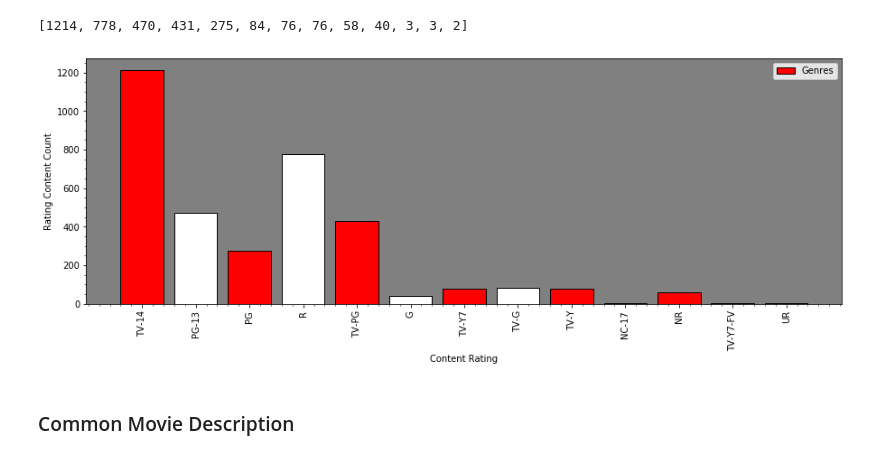
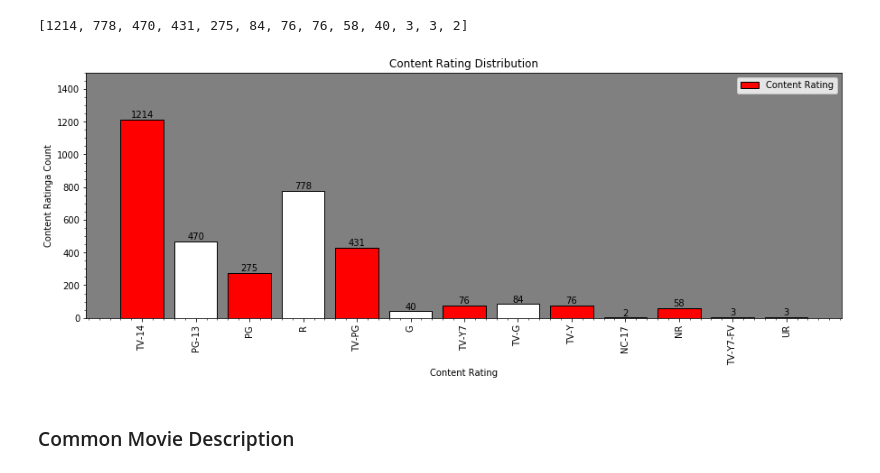
Before and after one commit to SunpreetSChahal/Netflix_EDA-ML, a Jupyter notebook: Netflix Data - EDA and ML Practice.ipynb, the cells around one changed output. Saved outputs shown, nothing was run; the diff lists cells and outputs as text; code cells hidden in the pictures.

Commit message:
Add files via upload
New knowledge on plotting graphs via matplotlib - for future reference

```diff
--- a/Netflix Data - EDA and ML Practice.ipynb
+++ b/Netflix Data - EDA and ML Practice.ipynb
@@ -185,24 +181,30 @@ list(ratings_ordered)
 # %%
 # Bar plots
 plt.figure(figsize=(15,5))
-ax = plt.gca()
+ax = plt.gca() # Calling 'gca()' - allowing us to change the background of the graph
 ax.set_facecolor('grey')
 
 #Plotting bar
-plt.bar(ratings_name, ratings, color=['red', 'white'], label ='Genres', edgecolor='black')
+plt.bar(ratings_name, ratings, color=['red', 'white'], label ='Content Rating', edgecolor='black')
 
 # Assigning labels to axes
 plt.xlabel('Content Rating')
 plt.xticks(ratings_name, rotation='vertical')
-plt.ylabel('Rating Content Count')
+plt.ylabel('Content Ratinga Count')
 plt.yticks()
 plt.minorticks_on()
+plt.title('Content Rating Distribution')
+plt.ylim([0,1500]) # Ammending the y axis limit
+
+# Assigning labels on top of the bars
+for i in range(len(ratings_name)): # ;='for' loop allows us to assign the values on every bar in one line of code
+    plt.text(i,ratings[i], ratings[i], ha="center", va="bottom", color='black', fontsize='medium')
 
 ##Present Data
 plt.legend()
 plt.show()
 # %% [output]
-[figure, old version]
+[figure, new version]
 # %% [markdown]
 ### Common Movie Description
 # %%
```
Also changed, not shown: parts of 2 cells of this notebook.
